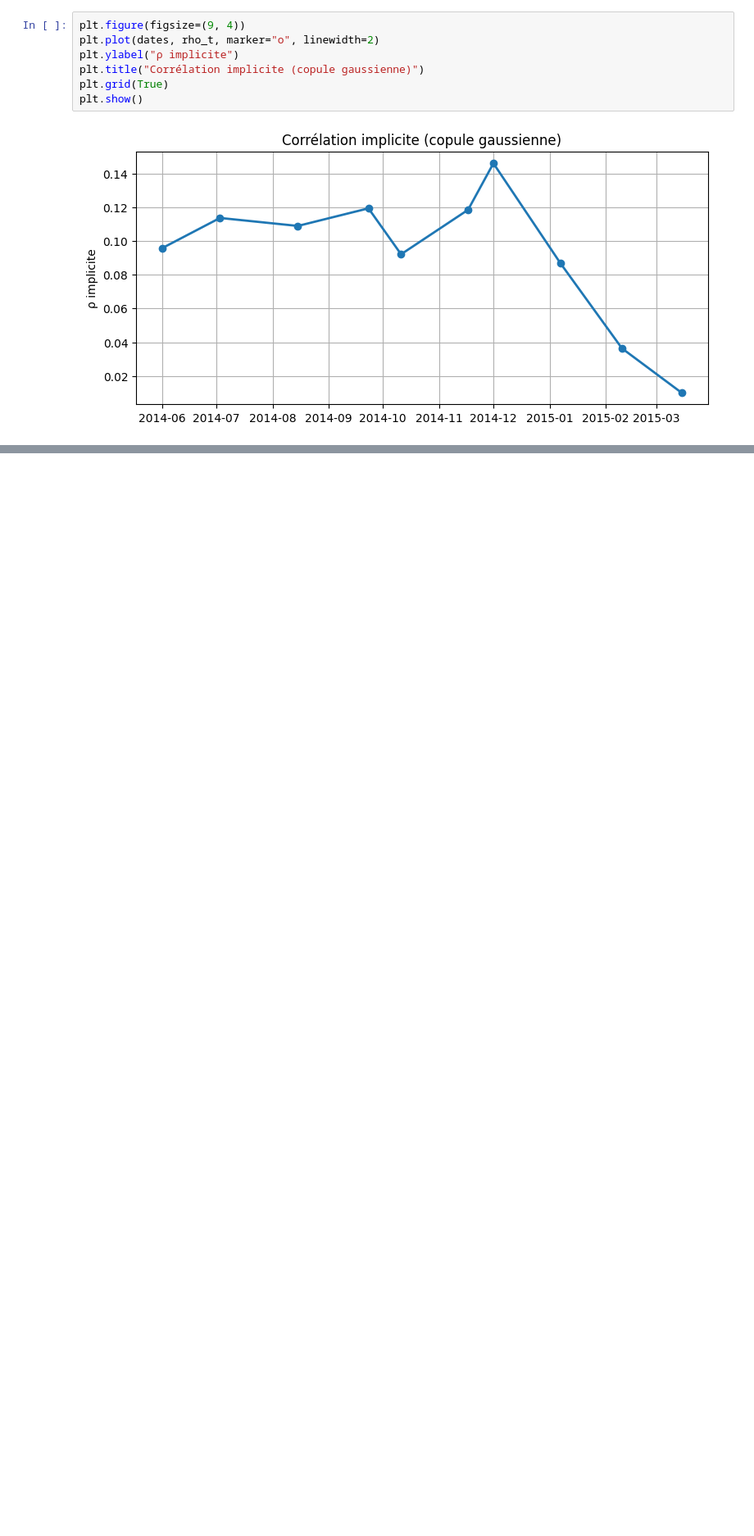
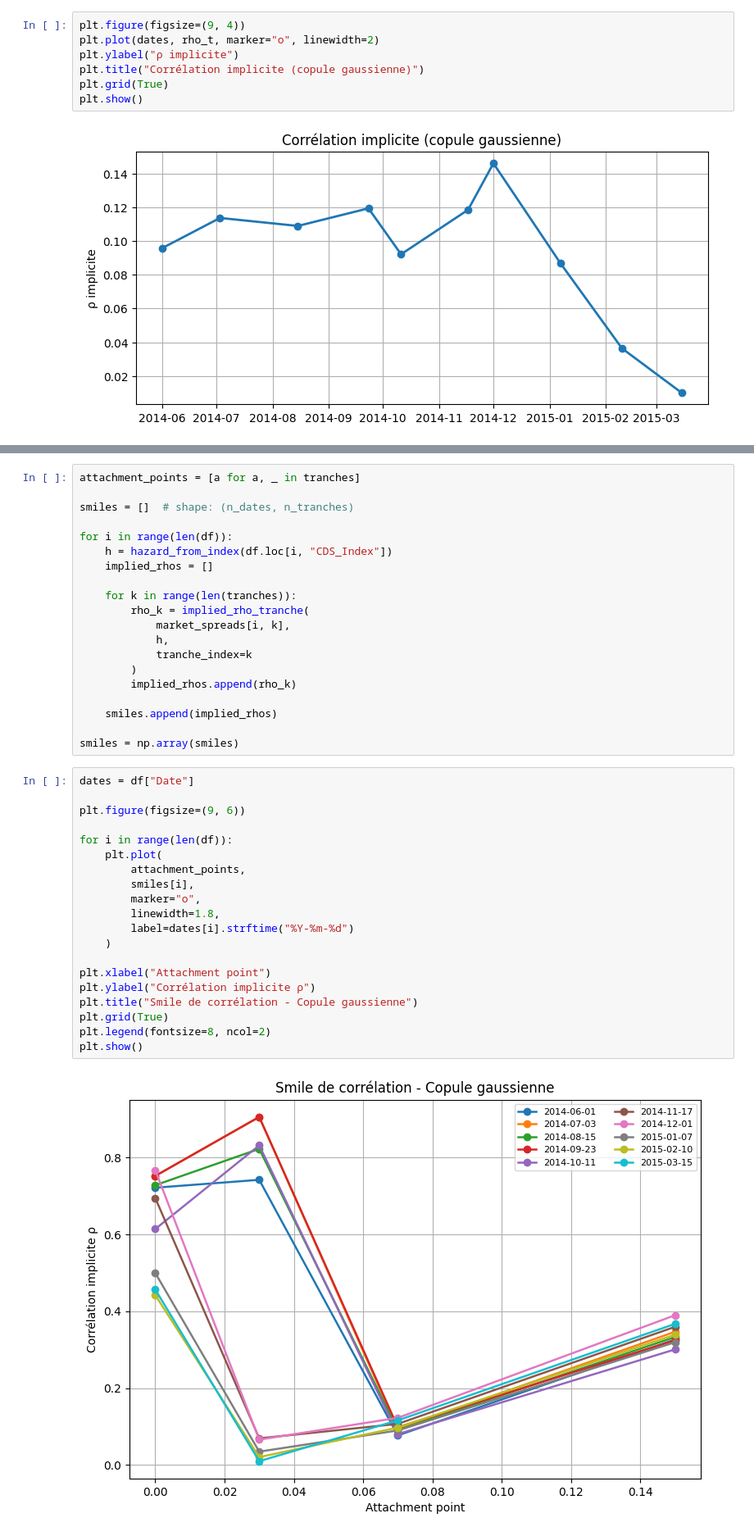
Before and after one commit to cn-2026/Pricing_CDO, a Jupyter notebook: Rapport_Pricing_CDO_synthétique/Simulation/sim_copule.ipynb, the cells around one changed output, grey strips where cells are left out. Shown at 82% size. Saved outputs shown, nothing was run; the diff lists cells and outputs as text; blank space fills up the shorter version.

Commit message:
Correlation smile

```diff
--- a/Rapport_Pricing_CDO_synthétique/Simulation/sim_copule.ipynb
+++ b/Rapport_Pricing_CDO_synthétique/Simulation/sim_copule.ipynb
@@ -207,0 +257,42 @@ plt.show()
+# %%
+attachment_points = [a for a, _ in tranches]
+
+smiles = []  # shape: (n_dates, n_tranches)
+
+for i in range(len(df)):
+    h = hazard_from_index(df.loc[i, "CDS_Index"])
+    implied_rhos = []
+
+    for k in range(len(tranches)):
+        rho_k = implied_rho_tranche(
+            market_spreads[i, k],
+            h,
+            tranche_index=k
+        )
+        implied_rhos.append(rho_k)
+
+    smiles.append(implied_rhos)
+
+smiles = np.array(smiles)
+# %%
+dates = df["Date"]
+
+plt.figure(figsize=(9, 6))
+
+for i in range(len(df)):
+    plt.plot(
+        attachment_points,
+        smiles[i],
+        marker="o",
+        linewidth=1.8,
+        label=dates[i].strftime("%Y-%m-%d")
+    )
+
+plt.xlabel("Attachment point")
+plt.ylabel("Corrélation implicite ρ")
+plt.title("Smile de corrélation - Copule gaussienne")
+plt.grid(True)
+plt.legend(fontsize=8, ncol=2)
+plt.show()
+# %% [output]
+[figure, added]
```
Also changed, not shown: parts of 4 cells of this notebook.
